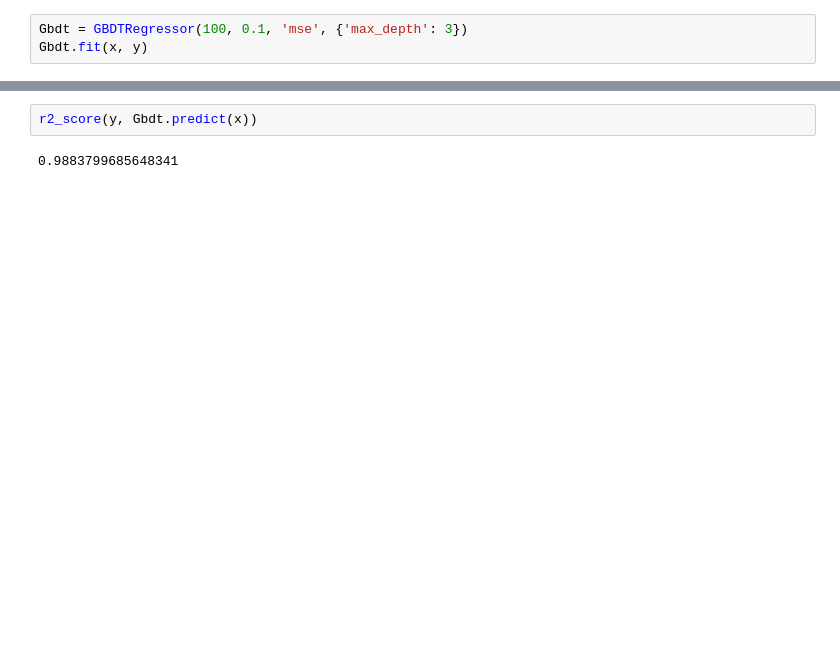
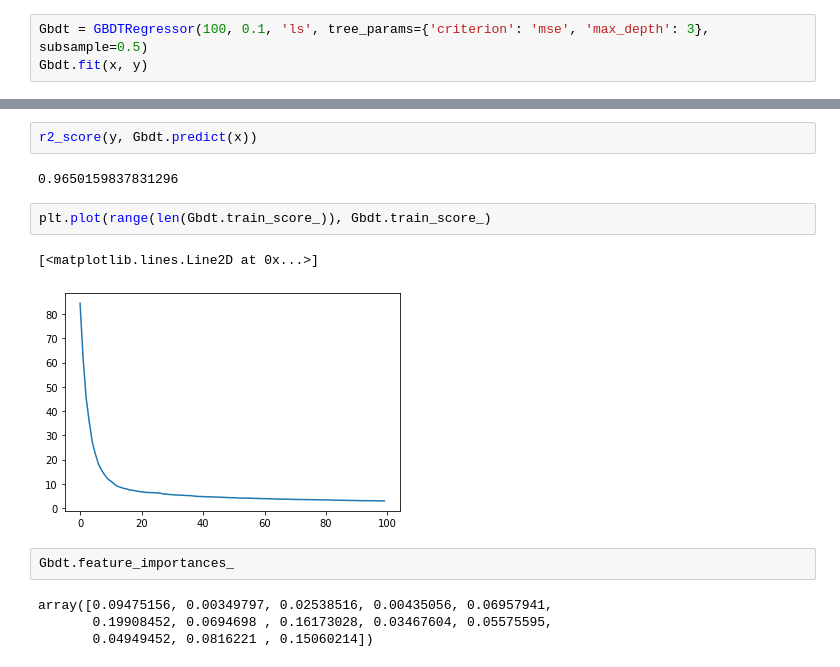
Before and after one commit to dhbloo/GBDT-project, a Jupyter notebook: sklearn-test.ipynb, the cells around one changed output, grey strips where cells are left out. Saved outputs shown, nothing was run; the diff lists cells and outputs as text; blank space fills up the shorter version.

```diff
--- a/sklearn-test.ipynb
+++ b/sklearn-test.ipynb
@@ -11,3 +15,3 @@ y = data.target
 # %%
-Gbdt = GBDTRegressor(100, 0.1, 'mse', {'max_depth': 3})
+Gbdt = GBDTRegressor(100, 0.1, 'ls', tree_params={'criterion': 'mse', 'max_depth': 3}, subsample=0.5)
 Gbdt.fit(x, y)
@@ -14,4 +21,15 @@ Gbdt.fit(x, y)
 # %%
 r2_score(y, Gbdt.predict(x))
 # %% [output]
-0.9883799685648341
+0.9650159837831296
+# %%
+plt.plot(range(len(Gbdt.train_score_)), Gbdt.train_score_)
+# %% [output]
+[<matplotlib.lines.Line2D at 0x...>]
+[figure, added]
+# %%
+Gbdt.feature_importances_
+# %% [output]
+array([0.09475156, 0.00349797, 0.02538516, 0.00435056, 0.06957941,
+       0.19908452, 0.0694698 , 0.16173028, 0.03467604, 0.05575595,
+       0.04949452, 0.0816221 , 0.15060214])
```
Also changed, not shown: parts of 14 cells of this notebook, 2 other files.
